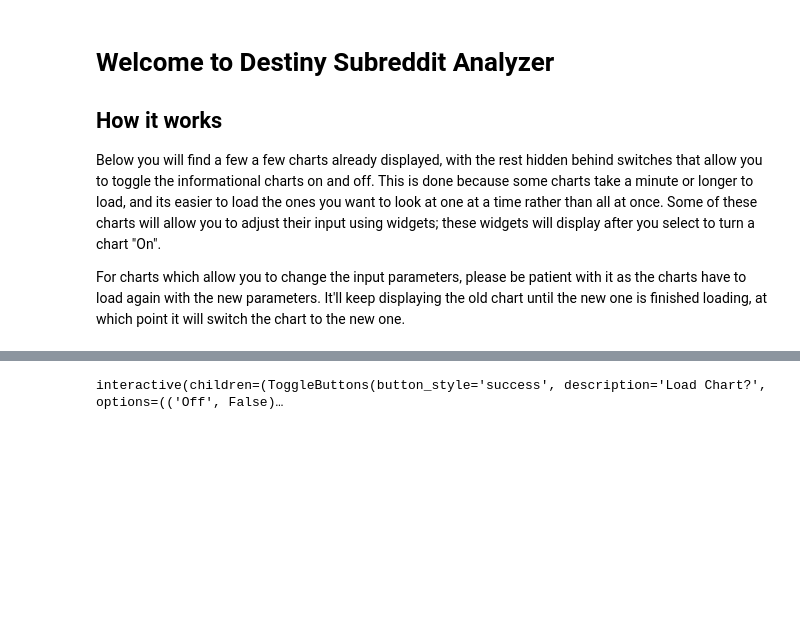
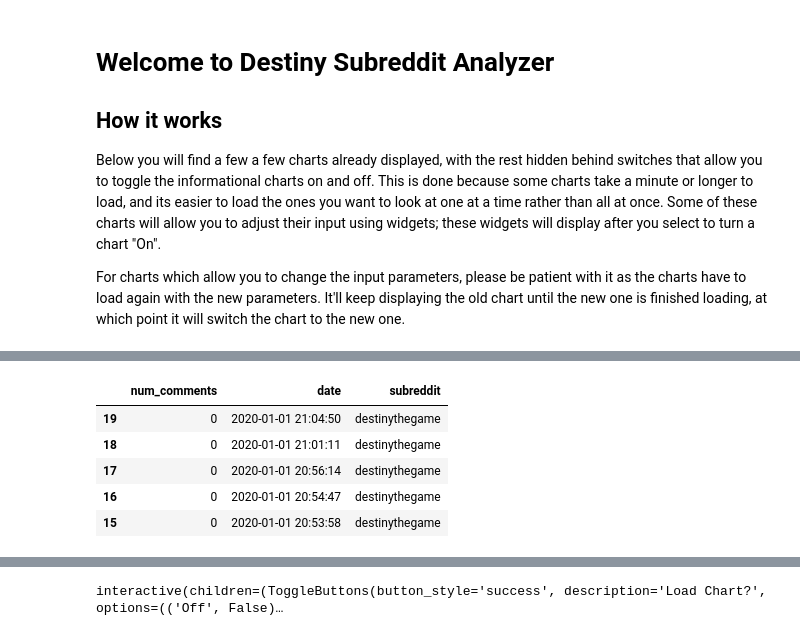
Before and after one commit to jakedoesgithub/destiny_subreddit_analyzer, a Jupyter notebook: main.ipynb, the cells around one changed output, grey strips where cells are left out. Drawn from its saved outputs; the diff is of its cells as text; code cells hidden in the pictures; blank space fills up the shorter version.

```diff
--- a/main.ipynb
+++ b/main.ipynb
@@ -20,0 +55,28 @@ import ipywidgets as widgets
+# %%
+def get_post_times(subreddit, **kwargs):
+    submission_url = "https://api.pushshift.io/reddit/search/submission/"
+    kwargs['subreddit']=subreddit
+    response = requests.get(url=submission_url, params=kwargs).json()
+    response_data = response["data"]
+    results = []
+    for x in response_data:
+        if isinstance(x['selftext'], str) and (x['selftext'] != '[removed]'):
+                temp = {}
+                temp["num_comments"]=x["num_comments"]
+                temp['date'] = pd.to_datetime(x['created_utc'], unit='s')
+                temp['subreddit']=subreddit
+                results.append(temp)
+        else:
+            pass
+    df = pd.DataFrame.from_dict(results)
+    return df
+dftest = get_post_times("destinythegame", after = "1h", size = 500)
+dftest = dftest[::-1]
+dftest.head(5)
+# %% [output]
+|  | num_comments | date | subreddit |
+| 19 | 0 | 2020-01-01 21:04:50 | destinythegame |
+| 18 | 0 | 2020-01-01 21:01:11 | destinythegame |
+| 17 | 0 | 2020-01-01 20:56:14 | destinythegame |
+| 16 | 0 | 2020-01-01 20:54:47 | destinythegame |
+| 15 | 0 | 2020-01-01 20:53:58 | destinythegame |
```
Also changed, not shown: parts of 15 cells of this notebook, 1 other file.
